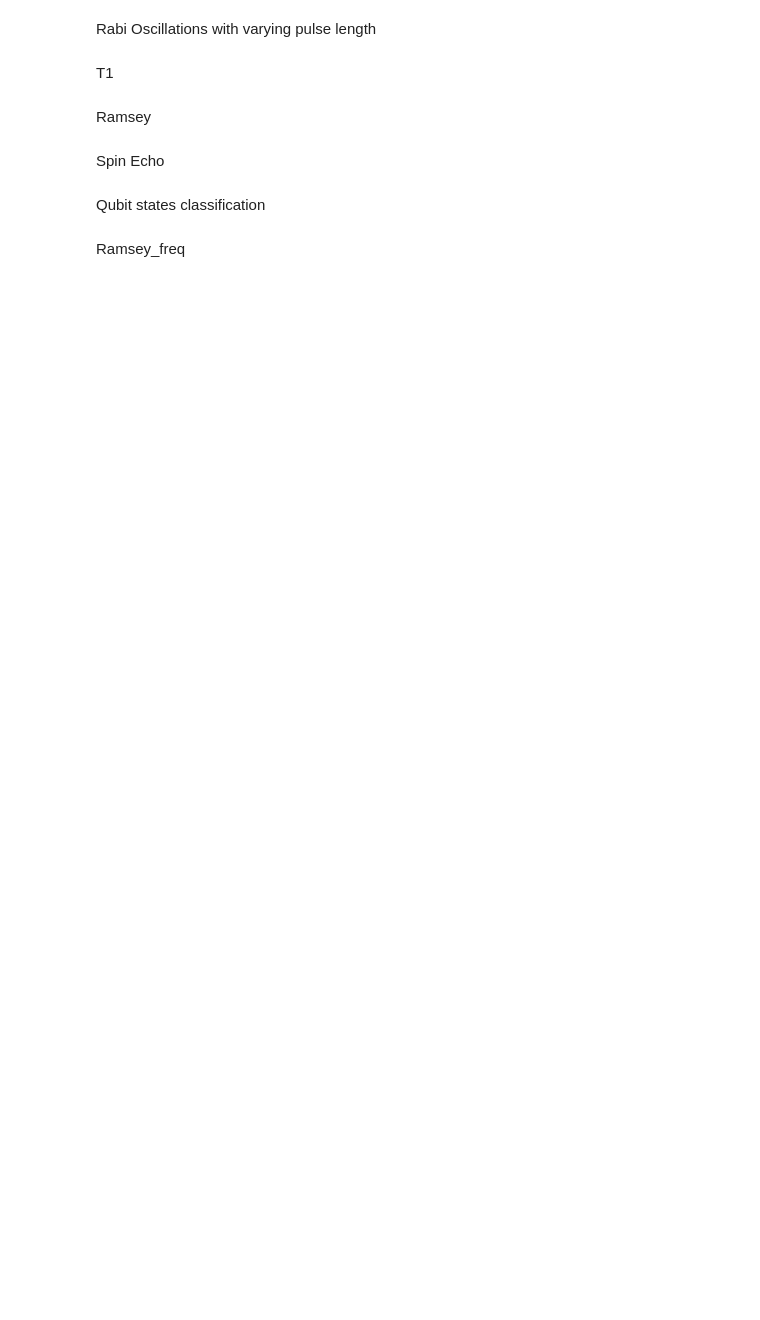
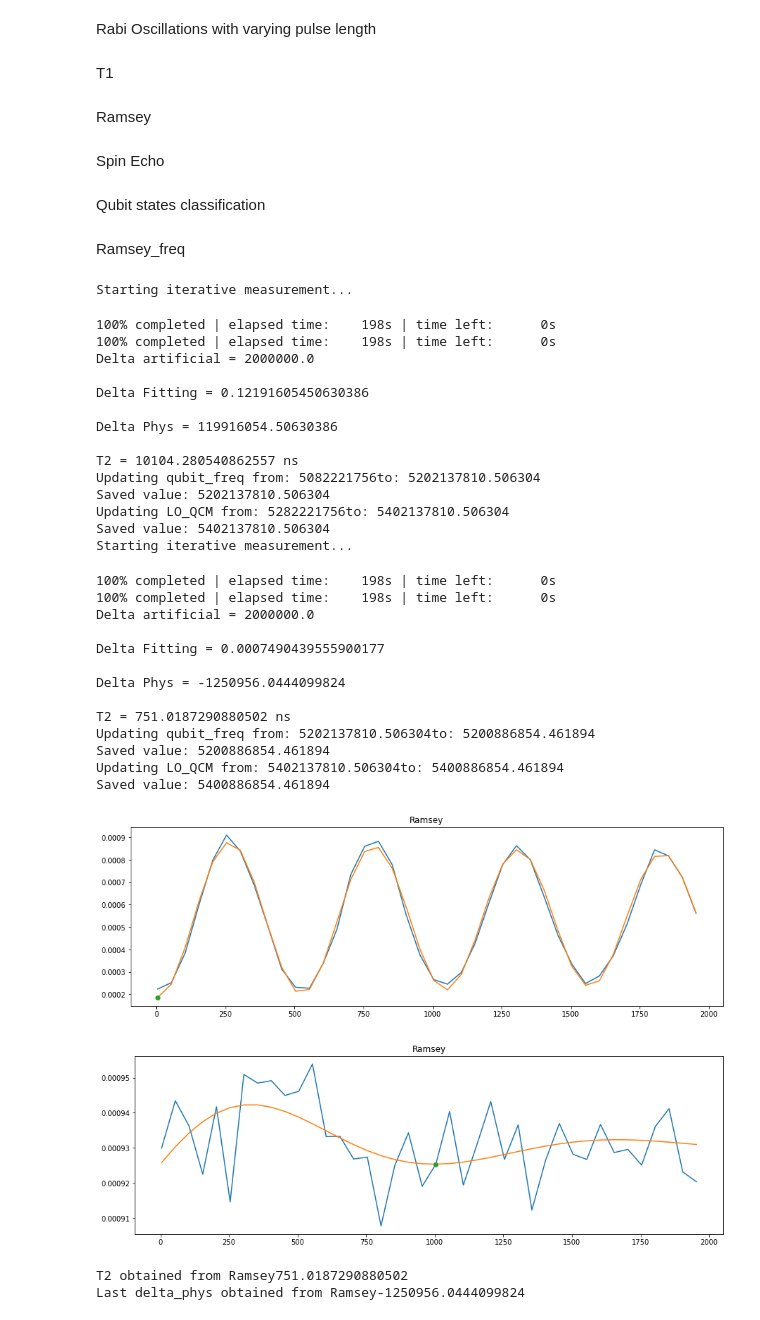
Before and after one commit to qiboteam/qibolab, a Jupyter notebook: examples/tii_single_qubit/diagnostics.ipynb, the cells around one changed output. Drawn from its saved outputs; the diff is of its cells as text; code cells hidden in the pictures; blank space fills up the shorter version.

Commit message:
ramsey freq optimization

```diff
--- a/examples/tii_single_qubit/diagnostics.ipynb
+++ b/examples/tii_single_qubit/diagnostics.ipynb
@@ -139,4 +148,35 @@ print(classified_exc_results)
 Ramsey_freq
 # %%
 #Modify runcard qc_freq and QCM_freq when algorithm ready
-t2, delta_phys, smooth_dataset, dataset = ds.run_ramsey_freq()
+t2, last_delta_phys, smooth_dataset, dataset = ds.run_ramsey_freq()
+# %% [output]
+Starting iterative measurement...
+100% completed | elapsed time:    198s | time left:      0s
+100% completed | elapsed time:    198s | time left:      0s
+Delta artificial = 2000000.0
+
+Delta Fitting = 0.12191605450630386
+
+Delta Phys = 119916054.50630386
+
+T2 = 10104.280540862557 ns
+Updating qubit_freq from: 5082221756to: 5202137810.506304
+Saved value: 5202137810.506304
+Updating LO_QCM from: 5282221756to: 5402137810.506304
+Saved value: 5402137810.506304
+Starting iterative measurement...
+100% completed | elapsed time:    198s | time left:      0s
+100% completed | elapsed time:    198s | time left:      0s
+Delta artificial = 2000000.0
+
+Delta Fitting = 0.0007490439555900177
+
+Delta Phys = -1250956.0444099824
+
+T2 = 751.0187290880502 ns
+Updating qubit_freq from: 5202137810.506304to: 5200886854.461894
+Saved value: 5200886854.461894
+Updating LO_QCM from: 5402137810.506304to: 5400886854.461894
+Saved value: 5400886854.461894
+[figure, added]
+[figure, added]
@@ -148,0 +183,6 @@ print(x)
+# %%
+print("T2 obtained from Ramsey: " + str(t2))
+print("Last delta_phys obtained from Ramsey: " + str(last_delta_phys))
+# %% [output]
+T2 obtained from Ramsey751.0187290880502
+Last delta_phys obtained from Ramsey-1250956.0444099824
```
Also changed, not shown: parts of 4 cells of this notebook, 2 other files.
